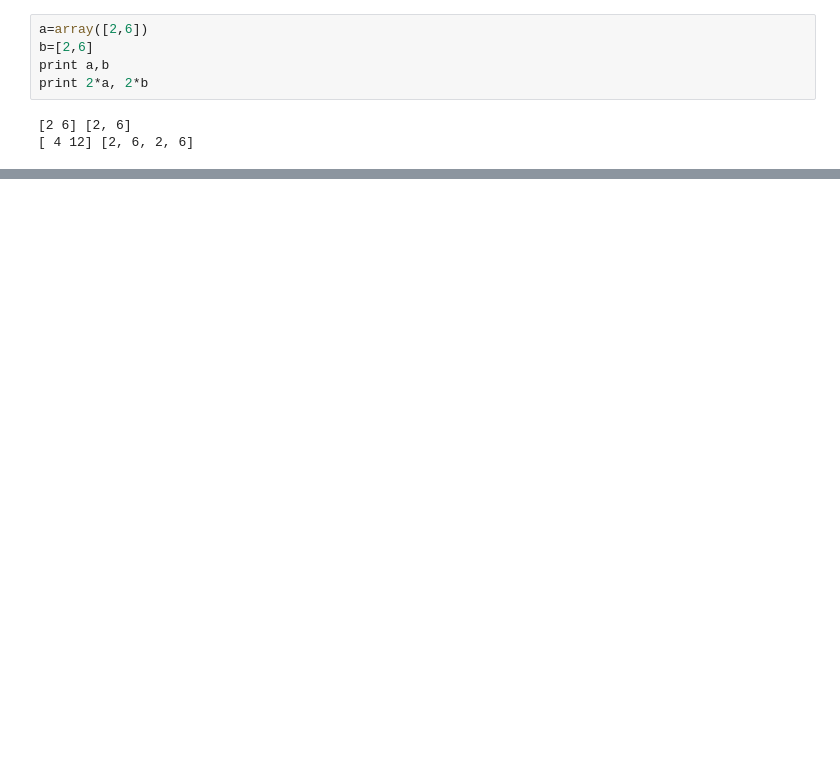
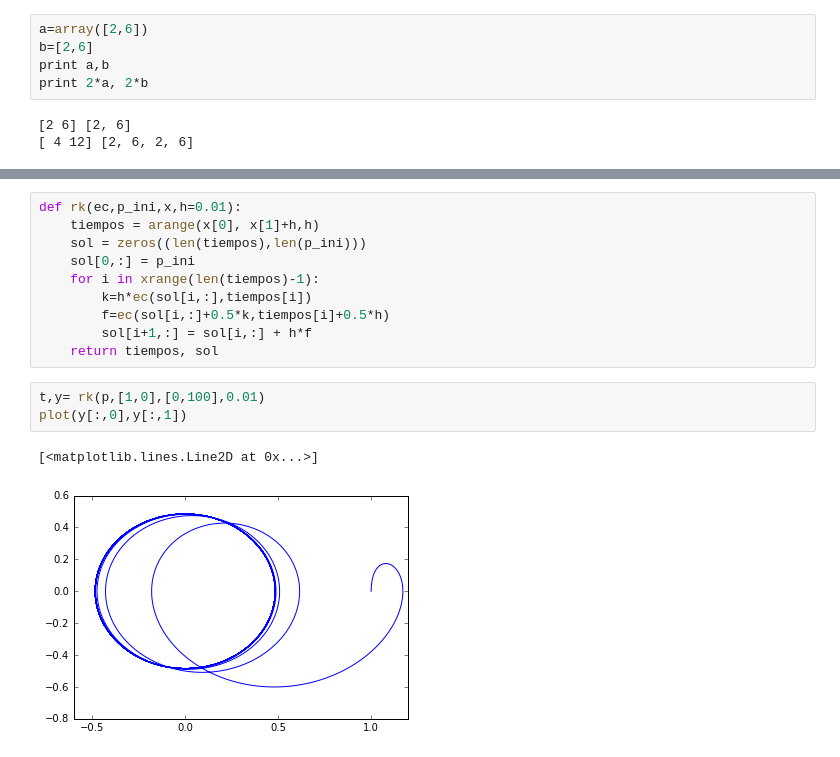
Before and after one commit to KarinaBernal/fis_compu, a Jupyter notebook: clase5.ipynb, the cells around one changed output, grey strips where cells are left out. Drawn from its saved outputs; the diff is of its cells as text; blank space fills up the shorter version.

```diff
--- a/clase5.ipynb
+++ b/clase5.ipynb
@@ -78,0 +141,16 @@ print dot(A,a) #Los dos son arreglos. Esto es lo que hay que hacer
+# %%
+def rk(ec,p_ini,x,h=0.01):
+    tiempos = arange(x[0], x[1]+h,h)
+    sol = zeros((len(tiempos),len(p_ini)))
+    sol[0,:] = p_ini
+    for i in xrange(len(tiempos)-1):
+        k=h*ec(sol[i,:],tiempos[i])
+        f=ec(sol[i,:]+0.5*k,tiempos[i]+0.5*h)
+        sol[i+1,:] = sol[i,:] + h*f
+    return tiempos, sol
+# %%
+t,y= rk(p,[1,0],[0,100],0.01)
+plot(y[:,0],y[:,1])
+# %% [output]
+[<matplotlib.lines.Line2D at 0x...>]
+[figure, added]
```
Also changed, not shown: parts of 7 cells of this notebook, 2 other files.
